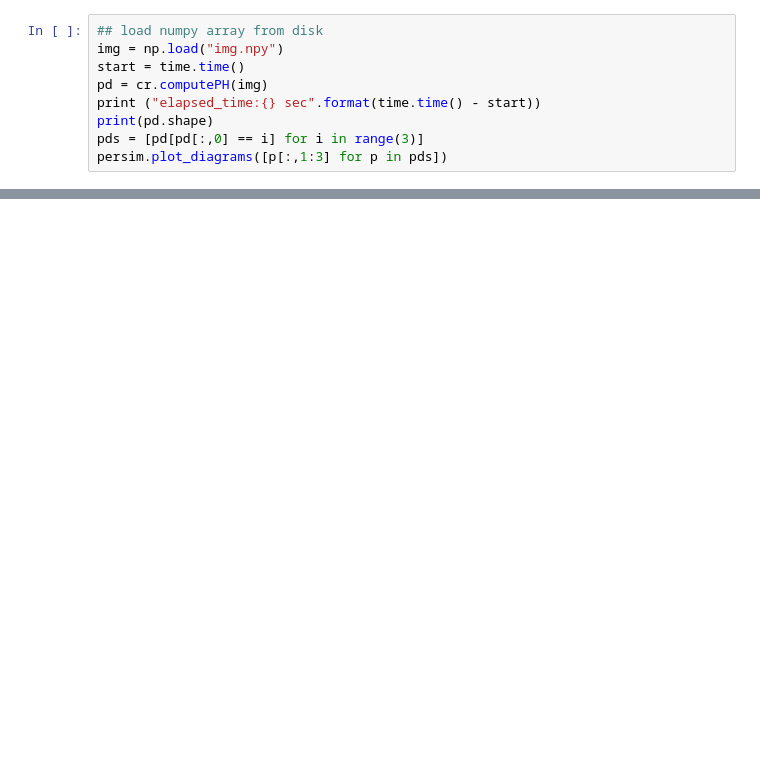
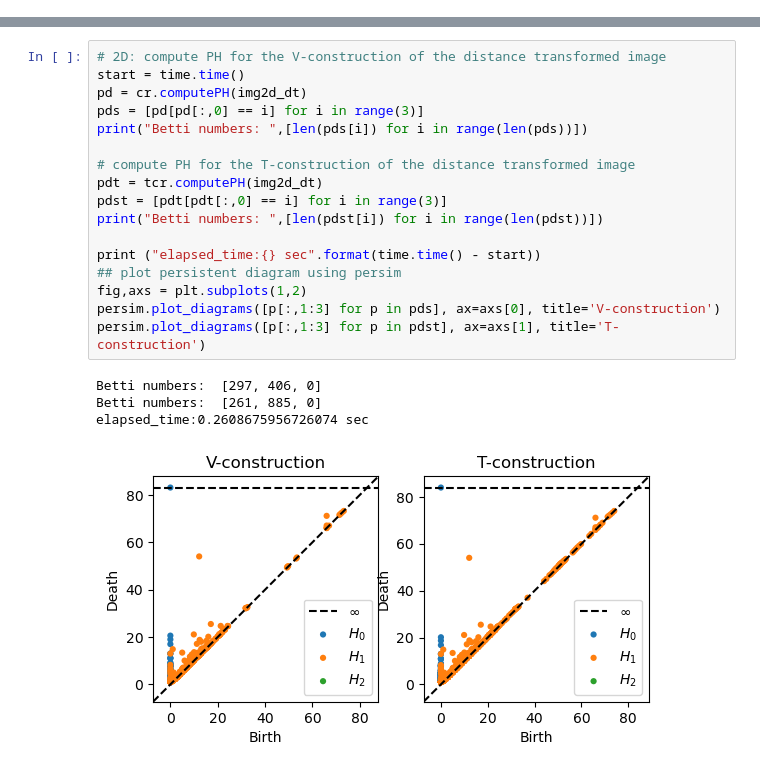
Before and after one commit to shizuo-kaji/CubicalRipser_3dim, a Jupyter notebook: demo/cubicalripser.ipynb, the cells around one changed output, grey strips where cells are left out. Cells and saved outputs as stored; diff of their text form; blank space fills up the shorter version.

```diff
--- a/demo/cubicalripser.ipynb
+++ b/demo/cubicalripser.ipynb
@@ -189,9 +2,0 @@ persim.plot_diagrams(pd[:,1:3])
-# %%
-## load numpy array from disk
-img = np.load("img.npy")
-start = time.time()
-pd = cr.computePH(img)
-print ("elapsed_time:{} sec".format(time.time() - start))
-print(pd.shape)
-pds = [pd[pd[:,0] == i] for i in range(3)]
-persim.plot_diagrams([p[:,1:3] for p in pds])
@@ -235,0 +105,22 @@ Betti numbers:  [32713, 62397, 25976]
+# %%
+# 2D: compute PH for the V-construction of the distance transformed image
+start = time.time()
+pd = cr.computePH(img2d_dt)
+pds = [pd[pd[:,0] == i] for i in range(3)]
+print("Betti numbers: ",[len(pds[i]) for i in range(len(pds))])
+
+# compute PH for the T-construction of the distance transformed image
+pdt = tcr.computePH(img2d_dt)
+pdst = [pdt[pdt[:,0] == i] for i in range(3)]
+print("Betti numbers: ",[len(pdst[i]) for i in range(len(pdst))])
+
+print ("elapsed_time:{} sec".format(time.time() - start))
+## plot persistent diagram using persim
+fig,axs = plt.subplots(1,2)
+persim.plot_diagrams([p[:,1:3] for p in pds], ax=axs[0], title='V-construction')
+persim.plot_diagrams([p[:,1:3] for p in pdst], ax=axs[1], title='T-construction')
+# %% [output]
+Betti numbers:  [297, 406, 0]
+Betti numbers:  [261, 885, 0]
+elapsed_time:0.2608675956726074 sec
+[figure, added]
```
Also changed, not shown: parts of 46 cells of this notebook, 16 other files.
